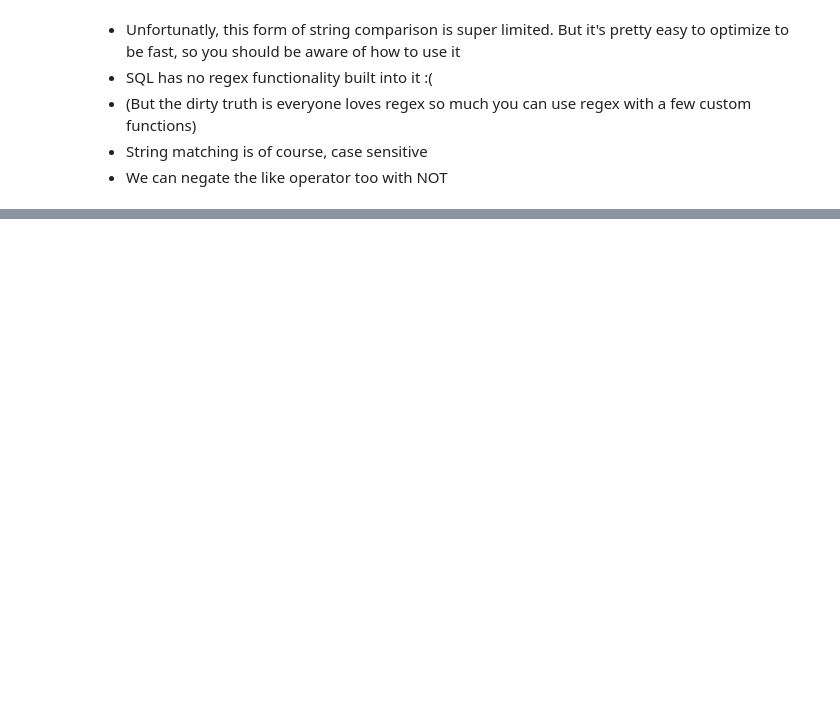
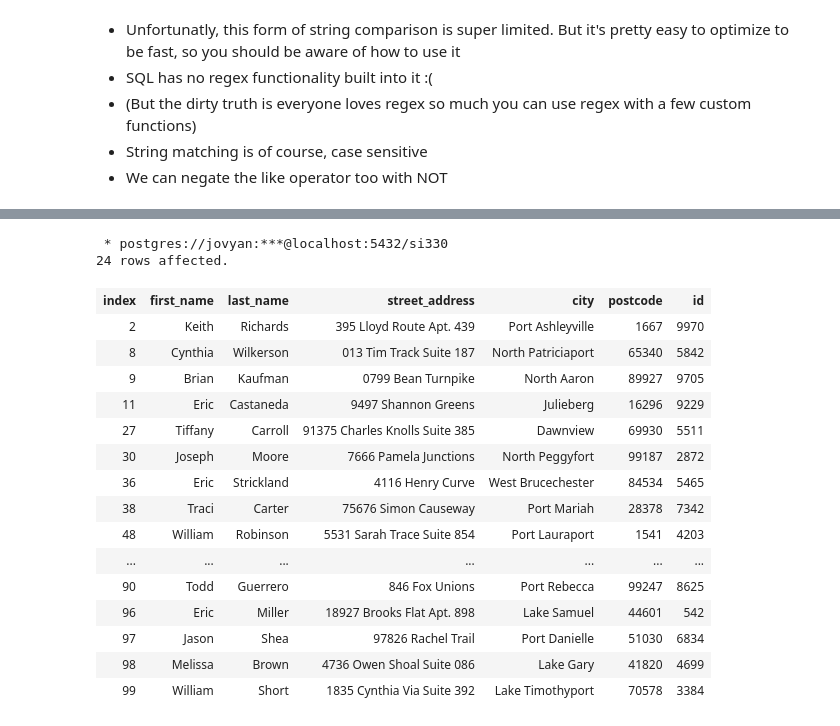
Before and after one commit to cab938/si330_fa20, a Jupyter notebook: 16_databases.ipynb, the cells around one changed output, grey strips where cells are left out. Saved outputs shown, nothing was run; the diff lists cells and outputs as text; code cells hidden in the pictures; blank space fills up the shorter version.

```diff
--- a/16_databases.ipynb
+++ b/16_databases.ipynb
@@ -127,4 +373,25 @@ limit 5
 
 # These are called subselects, and it's a beautiful beautiful thing!
 # %%
-%sql select * from person where first_name in (select first_name from person where city like 'Port%') and index <100
+%%sql
+select * from person where first_name in (
+    select first_name from person where city like 'Port%') and index <100
+# %% [output]
+ * postgres://jovyan:***@localhost:5432/si330
+24 rows affected.
+| index | first_name | last_name | street_address | city | postcode | id |
+| 2 | Keith | Richards | 395 Lloyd Route Apt. 439 | Port Ashleyville | 1667 | 9970 |
+| 8 | Cynthia | Wilkerson | 013 Tim Track Suite 187 | North Patriciaport | 65340 | 5842 |
+| 9 | Brian | Kaufman | 0799 Bean Turnpike | North Aaron | 89927 | 9705 |
+| 11 | Eric | Castaneda | 9497 Shannon Greens | Julieberg | 16296 | 9229 |
+| 27 | Tiffany | Carroll | 91375 Charles Knolls Suite 385 | Dawnview | 69930 | 5511 |
+| 30 | Joseph | Moore | 7666 Pamela Junctions | North Peggyfort | 99187 | 2872 |
+| 36 | Eric | Strickland | 4116 Henry Curve | West Brucechester | 84534 | 5465 |
+| 38 | Traci | Carter | 75676 Simon Causeway | Port Mariah | 28378 | 7342 |
+| 48 | William | Robinson | 5531 Sarah Trace Suite 854 | Port Lauraport | 1541 | 4203 |
+| ... | ... | ... | ... | ... | ... | ... |
+| 90 | Todd | Guerrero | 846 Fox Unions | Port Rebecca | 99247 | 8625 |
+| 96 | Eric | Miller | 18927 Brooks Flat Apt. 898 | Lake Samuel | 44601 | 542 |
+| 97 | Jason | Shea | 97826 Rachel Trail | Port Danielle | 51030 | 6834 |
+| 98 | Melissa | Brown | 4736 Owen Shoal Suite 086 | Lake Gary | 41820 | 4699 |
+| 99 | William | Short | 1835 Cynthia Via Suite 392 | Lake Timothyport | 70578 | 3384 |
```
Also changed, not shown: parts of 34 cells of this notebook, 1 other file.
